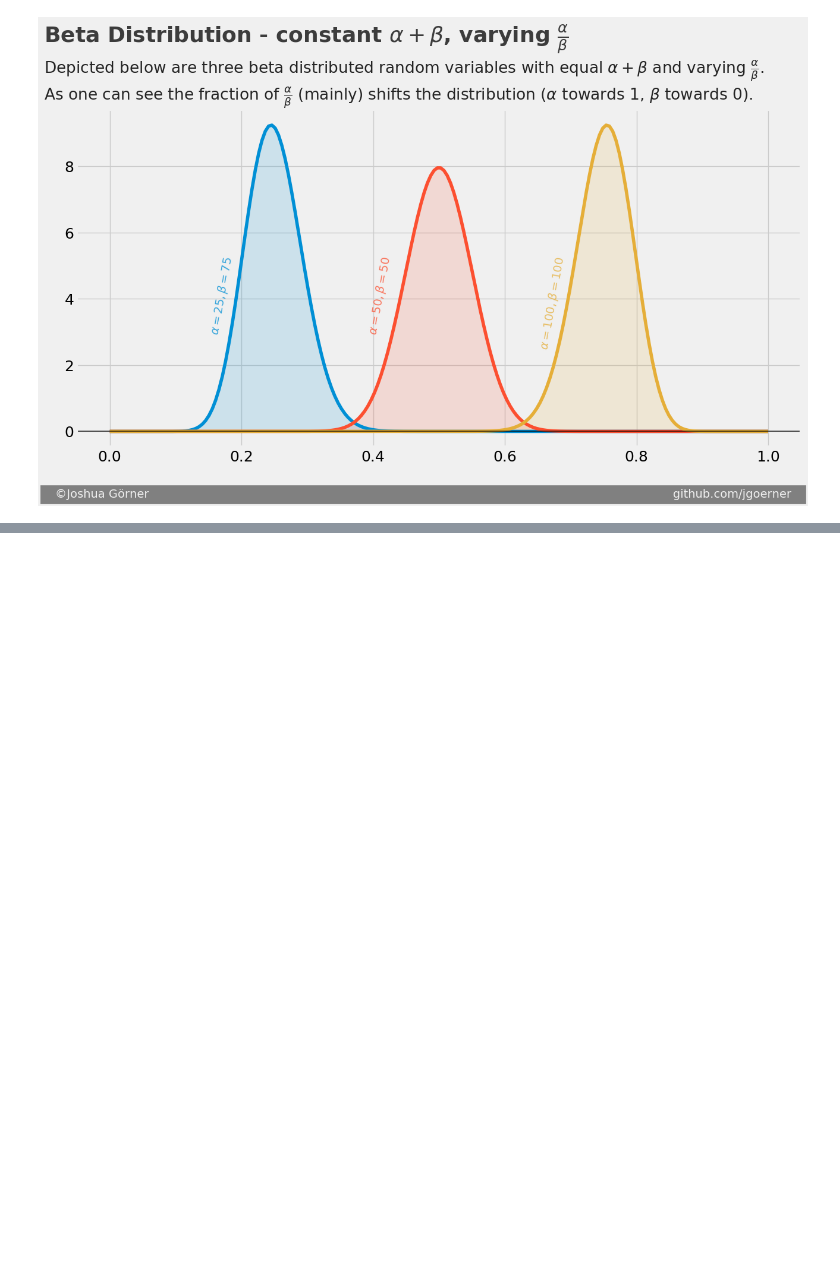
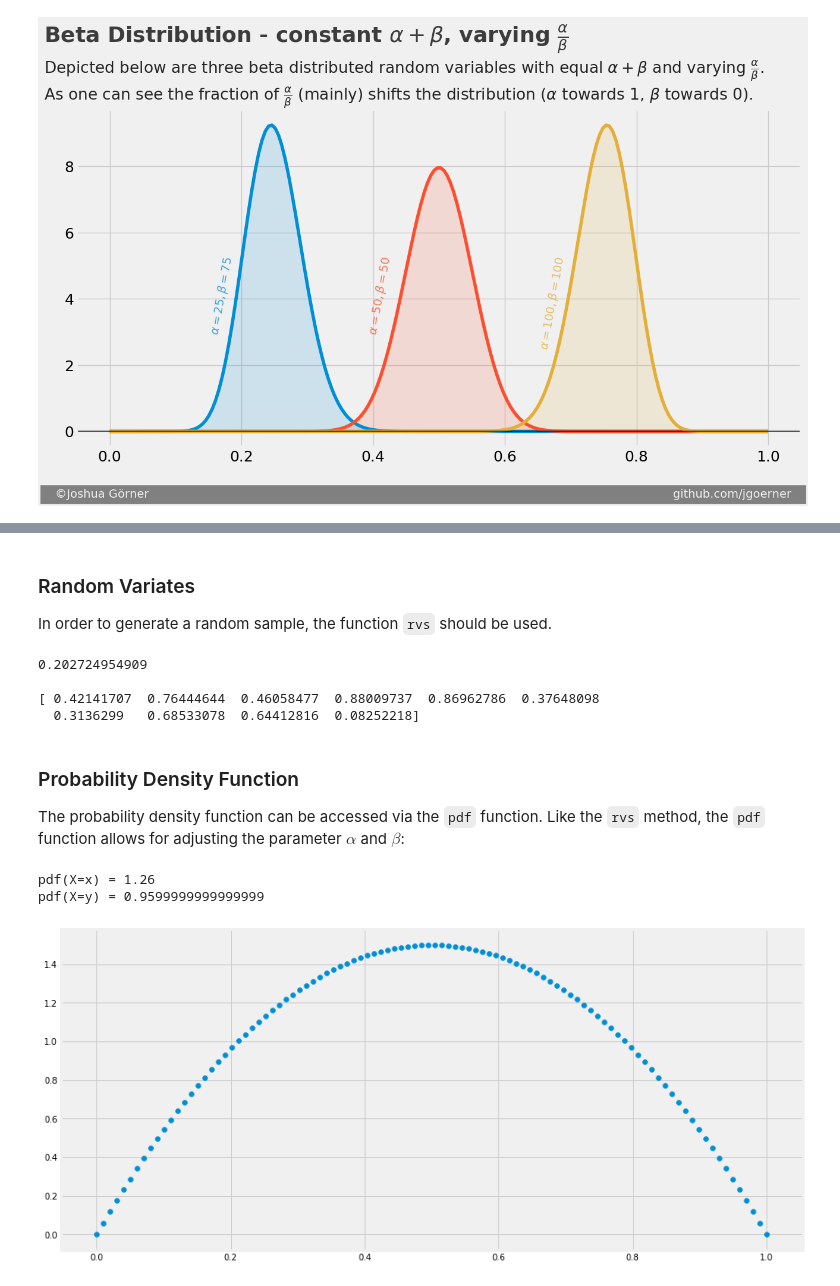
Before and after one commit to jgoerner/distribution-cheatsheet, a Jupyter notebook: notebooks/Beta Distribution.ipynb, the cells around one changed output, grey strips where cells are left out. Drawn from its saved outputs; the diff is of its cells as text; code cells hidden in the pictures; blank space fills up the shorter version.

Commit message:
finished beta

```diff
--- a/notebooks/Beta Distribution.ipynb
+++ b/notebooks/Beta Distribution.ipynb
@@ -32,0 +34,41 @@ $\alpha$ and $\beta$ can be interpreted as the "number of successes" and "number
+# %% [markdown]
+### Random Variates
+In order to generate a random sample, the function `rvs` should be used.
+# %%
+from scipy.stats import beta
+
+# draw a single sample
+print(beta.rvs(a=2, b=2), end="\n\n")
+
+# draw 10 samples
+print(beta.rvs(a=2, b=2, size=10))
+# %% [output]
+0.202724954909
+
+[ 0.42141707  0.76444644  0.46058477  0.88009737  0.86962786  0.37648098
+  0.3136299   0.68533078  0.64412816  0.08252218]
+# %% [markdown]
+### Probability Density Function
+The probability density function can be accessed via the `pdf` function. Like the `rvs` method, the `pdf` function allows for adjusting the parameter $\alpha$ and $\beta$:
+# %%
+from scipy.stats import beta
+
+# additional import for plotting
+import numpy as np
+import matplotlib.pyplot as plt
+%matplotlib inline
+plt.rcParams["figure.figsize"] = (14, 7)
+
+# relative likelihood of x and y
+x = 0.3
+y = 0.8
+print("pdf(X=x) = {}\npdf(X=y) = {}".format(beta.pdf(a=2, b=2, x=x), beta.pdf(a=2, b=2, x=y)))
+
+# continuous pdf for the plot
+x_s = np.linspace(0, 1, 100)
+y_s = beta.pdf(a=2, b=2, x=x_s)
+plt.scatter(x_s, y_s);
+# %% [output]
+pdf(X=x) = 1.26
+pdf(X=y) = 0.9599999999999999
+[figure, added]
```
Also changed, not shown: parts of 6 cells of this notebook, 2 other files.
